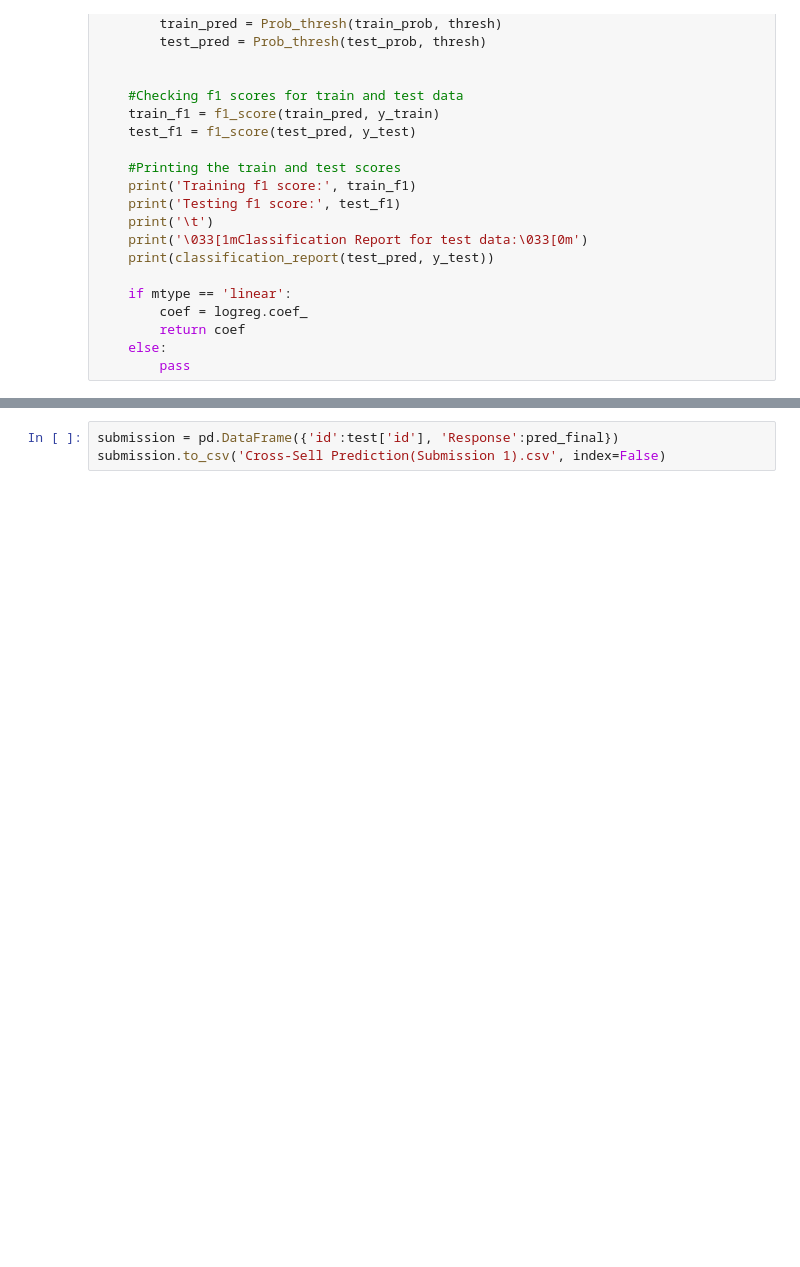
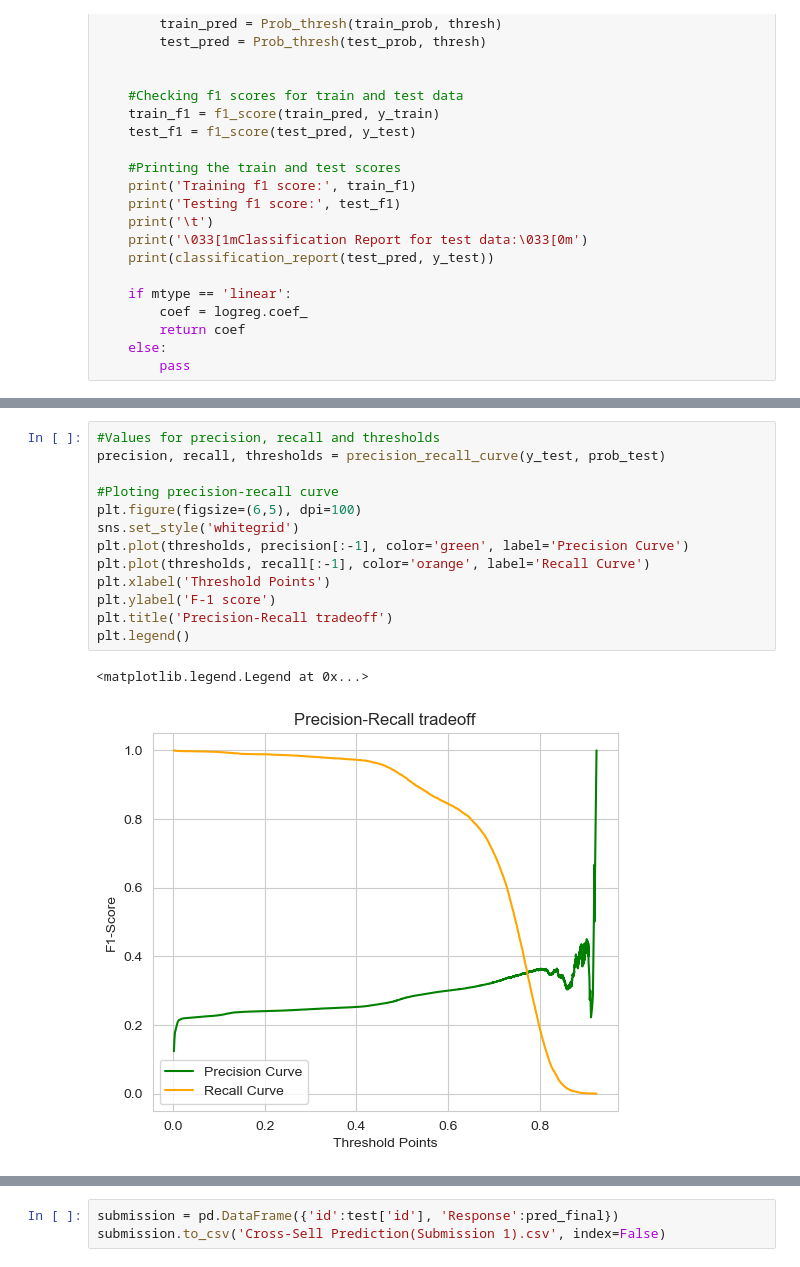
Before and after one commit to Kamaldeep0077/Cross-Sell-Prediction, a Jupyter notebook: Cross-Sell Prediction.ipynb, the cells around one changed output, grey strips where cells are left out. Drawn from its saved outputs; the diff is of its cells as text; blank space fills up the shorter version.

```diff
--- a/Cross-Sell Prediction.ipynb
+++ b/Cross-Sell Prediction.ipynb
@@ -1006,0 +1066,16 @@ dtype: int64
+# %%
+#Values for precision, recall and thresholds
+precision, recall, thresholds = precision_recall_curve(y_test, prob_test)
+
+#Ploting precision-recall curve
+plt.figure(figsize=(6,5), dpi=100)
+sns.set_style('whitegrid')
+plt.plot(thresholds, precision[:-1], color='green', label='Precision Curve')
+plt.plot(thresholds, recall[:-1], color='orange', label='Recall Curve')
+plt.xlabel('Threshold Points')
+plt.ylabel('F-1 score')
+plt.title('Precision-Recall tradeoff')
+plt.legend()
+# %% [output]
+<matplotlib.legend.Legend at 0x...>
+[figure, added]
```
Also changed, not shown: parts of 48 cells of this notebook.
